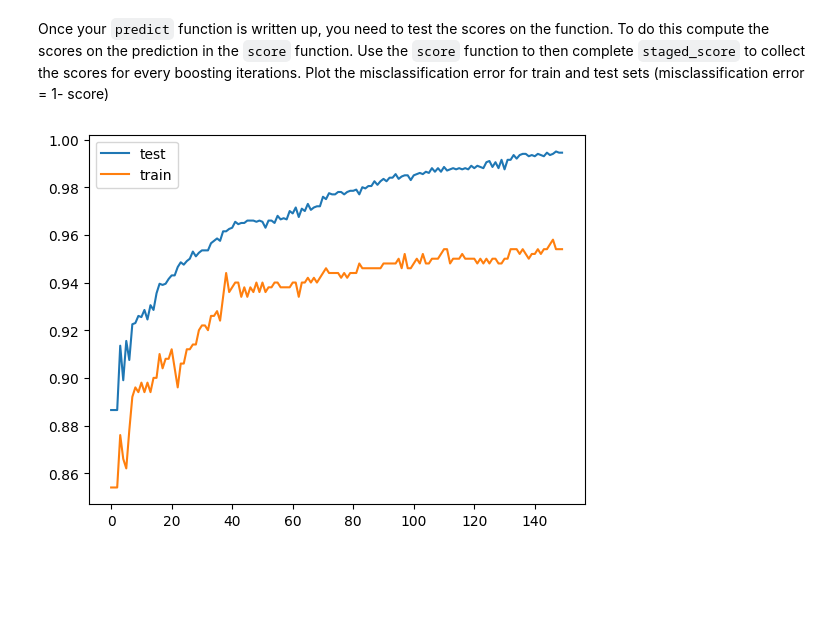
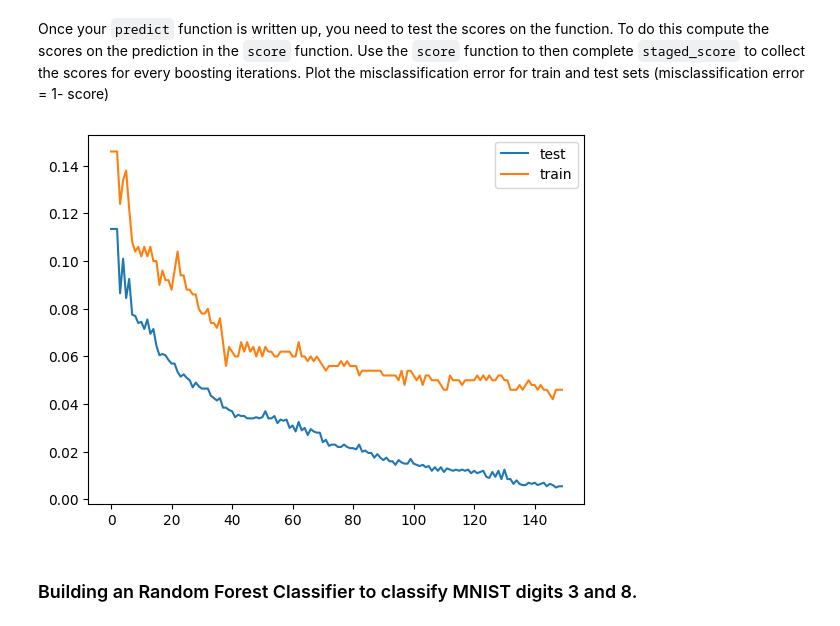
Before and after one commit to yasuomaidana/introduction-to-machine-learning, a Jupyter notebook: Introduction to Supervised Learning/Ensembles/Ensembles.ipynb, the cells around one changed output. Saved outputs shown, nothing was run; the diff lists cells and outputs as text; code cells hidden in the pictures; blank space fills up the shorter version.

```diff
--- a/Introduction to Supervised Learning/Ensembles/Ensembles.ipynb
+++ b/Introduction to Supervised Learning/Ensembles/Ensembles.ipynb
@@ -288,11 +288,13 @@ Once your `predict` function is written up, you need to test the scores on the f
 # %%
 import os
 if not os.path.exists("staged_scores.png"):
     train_staged_scores = clf.staged_score(data.x_train,data.y_train)
     test_staged_scores = clf.staged_score(data.x_test,data.y_test)
-    plt.plot(train_staged_scores)
-    plt.plot(test_staged_scores)
+    plt.plot(1-train_staged_scores)
+    plt.plot(1-test_staged_scores)
     plt.legend(["test","train"])
     plt.savefig("staged_scores.png")
 # %% [output]
-[figure, old version]
+[figure, new version]
+# %% [markdown]
+### Building an Random Forest Classifier to classify MNIST digits 3 and 8.
```
Also changed, not shown: parts of 7 cells of this notebook.
